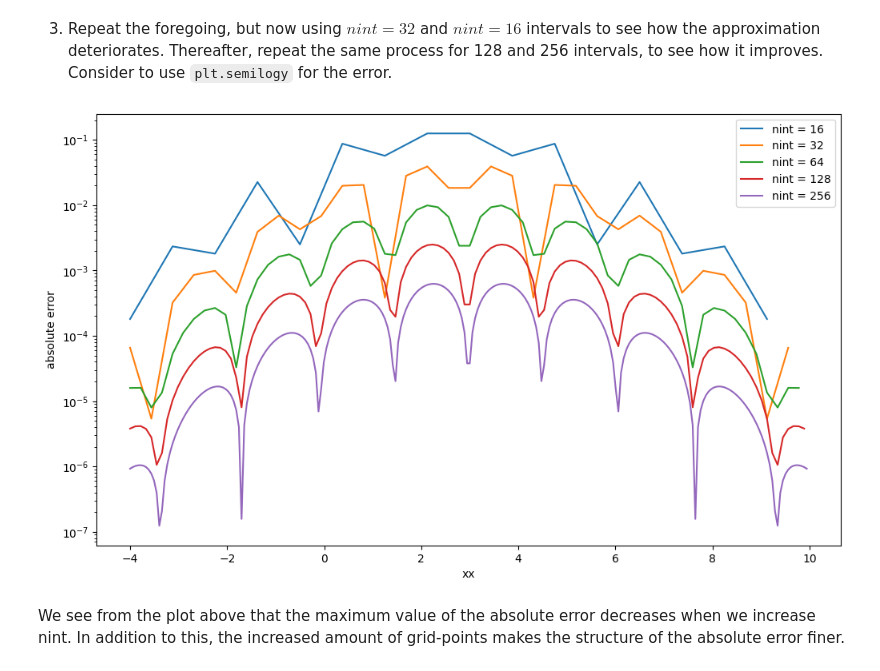
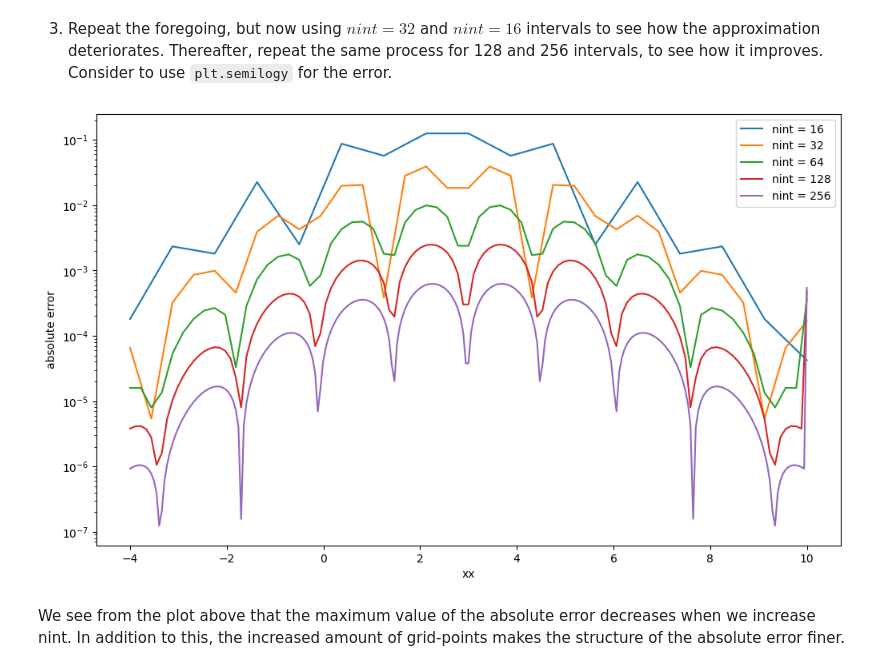
Before and after one commit to AST-Course/AST5110, a Jupyter notebook: ex_1a_v0.5.ipynb, the cells around one changed output. Cells and saved outputs as stored; diff of their text form; code cells hidden in the pictures.

```diff
--- a/ex_1a_v0.5.ipynb
+++ b/ex_1a_v0.5.ipynb
@@ -158,26 +158,26 @@ To make sure the numerical and analytical solution are aligned, we must shift th
 # %%
 nint_list = [16, 32, 64, 128, 256]
 plt.figure(figsize=(12,7))
 
 
 for i in range(len(nint_list)):
 
 
     nump = nint_list[i] +1
     x0 = -4.0
     xf = 10.0
     xx = np.arange(nump)/(nump-1.0)*(xf-x0) + x0
 
     hp = nm.deriv_dnw(xx, h(xx))
 
-    plt.semilogy(xx[:-1], np.abs(hp_analytical(xx+(xx[1]- xx[0])/2)[:-1] - hp), label=f"nint = {nint_list[i]}")
+    plt.semilogy(xx, np.abs(hp_analytical(xx+(xx[1]- xx[0])/2) - hp), label=f"nint = {nint_list[i]}")
     plt.legend()
     plt.xlabel("xx")
     plt.ylabel("absolute error")
 
 plt.show()
 # %% [output]
-[figure, old version]
+[figure, new version]
 # %% [markdown]
 We see from the plot above that the maximum value of the absolute error decreases when we increase nint. In addition to this, the increased amount of grid-points makes the structure of the absolute error finer.
 # %% [markdown]
```
Also changed, not shown: parts of 3 cells of this notebook.
